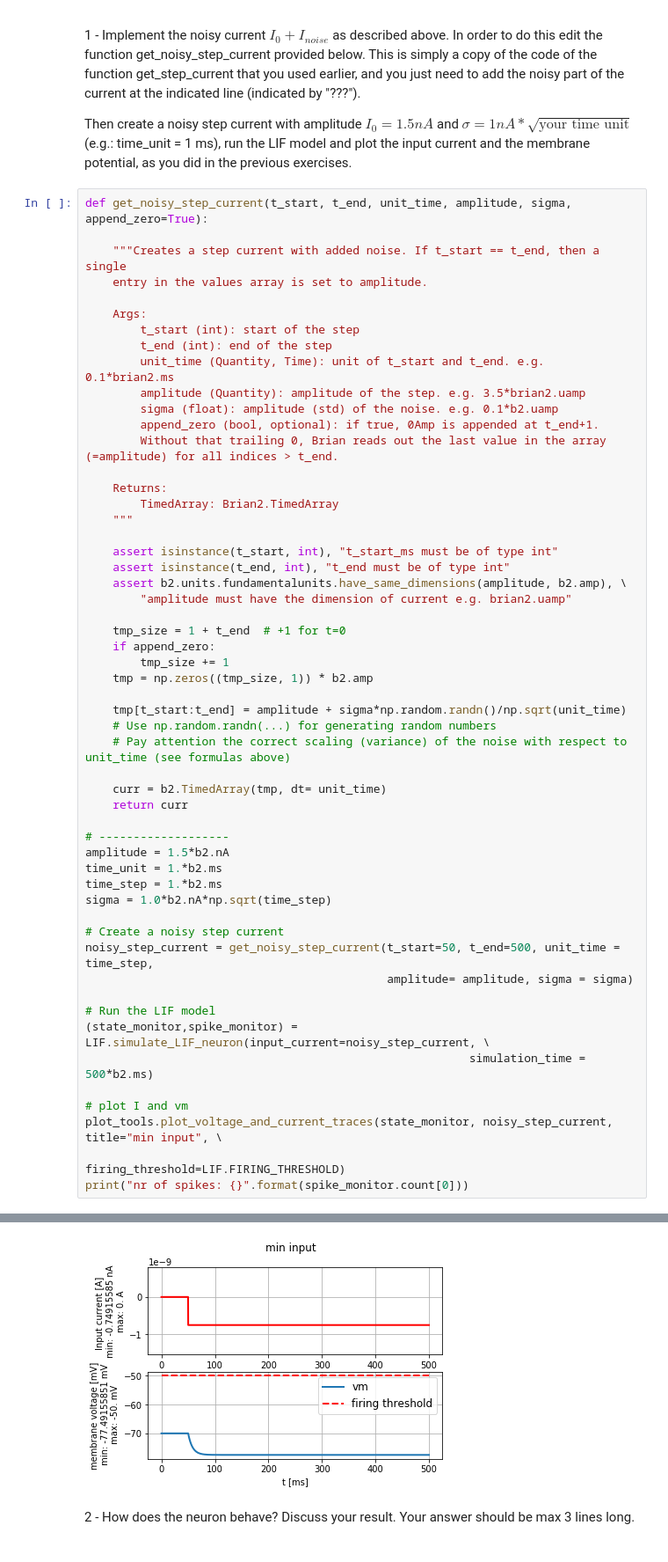
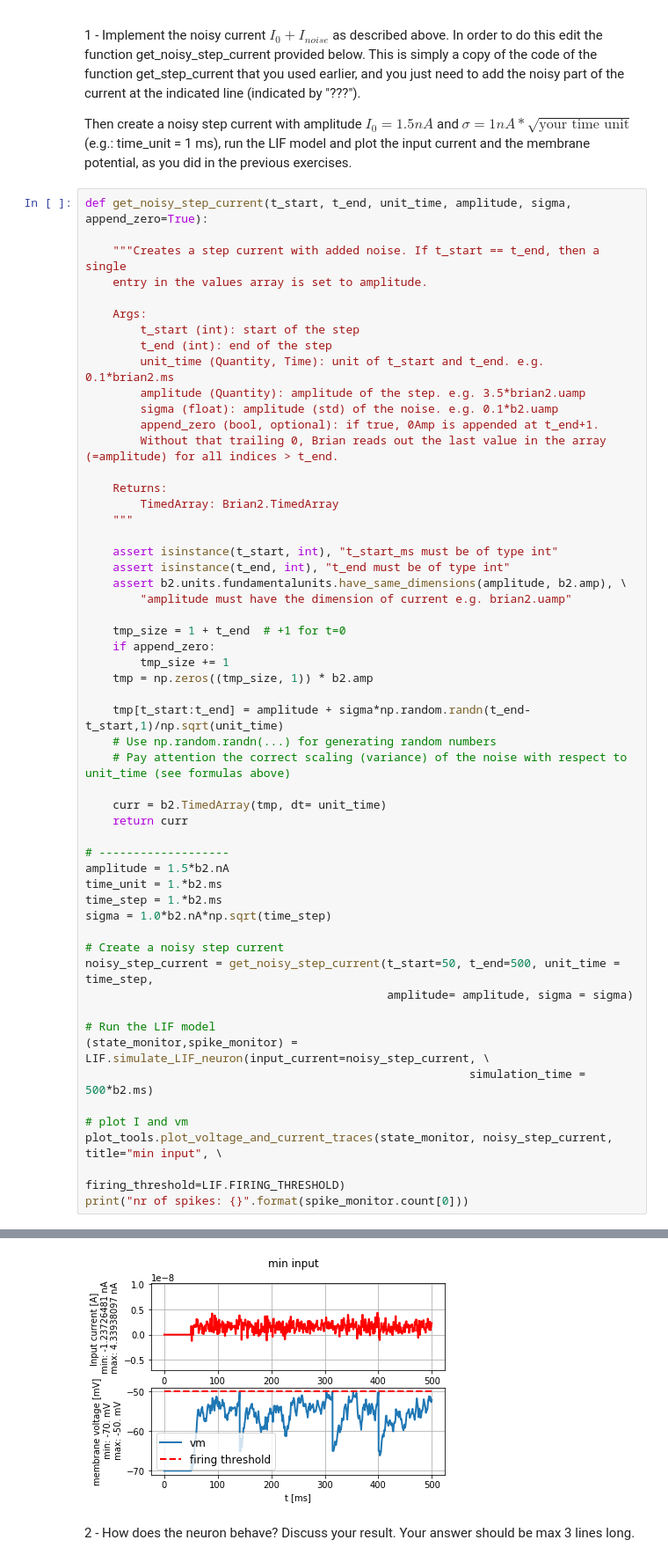
Before and after one commit to Shrecki/BioModNN, a Jupyter notebook: Ex2_Fabrice_Guibert_246696.ipynb, the cells around one changed output, grey strips where cells are left out. Shown at 88% size. Cells and saved outputs as stored; diff of their text form.

```diff
--- a/Ex2_Fabrice_Guibert_000.ipynb
+++ b/Ex2_Fabrice_Guibert_246696.ipynb
@@ -484,7 +496,7 @@ def get_noisy_step_current(t_start, t_end, unit_time, amplitude, sigma, append_z
         tmp_size += 1
     tmp = np.zeros((tmp_size, 1)) * b2.amp
 
-    tmp[t_start:t_end] = amplitude + sigma*np.random.randn()/np.sqrt(unit_time)
+    tmp[t_start:t_end] = amplitude + sigma*np.random.randn(t_end-t_start,1)/np.sqrt(unit_time)
     # Use np.random.randn(...) for generating random numbers
     # Pay attention the correct scaling (variance) of the noise with respect to unit_time (see formulas above)
 
@@ -514,4 +526,4 @@ nr of spikes: 0
-[figure, old version]
+[figure, new version]
 # %% [markdown]
 2 - How does the neuron behave? Discuss your result. Your answer should be max 3 lines long.
 # %% [markdown]
```
Also changed, not shown: parts of 22 cells of this notebook.
